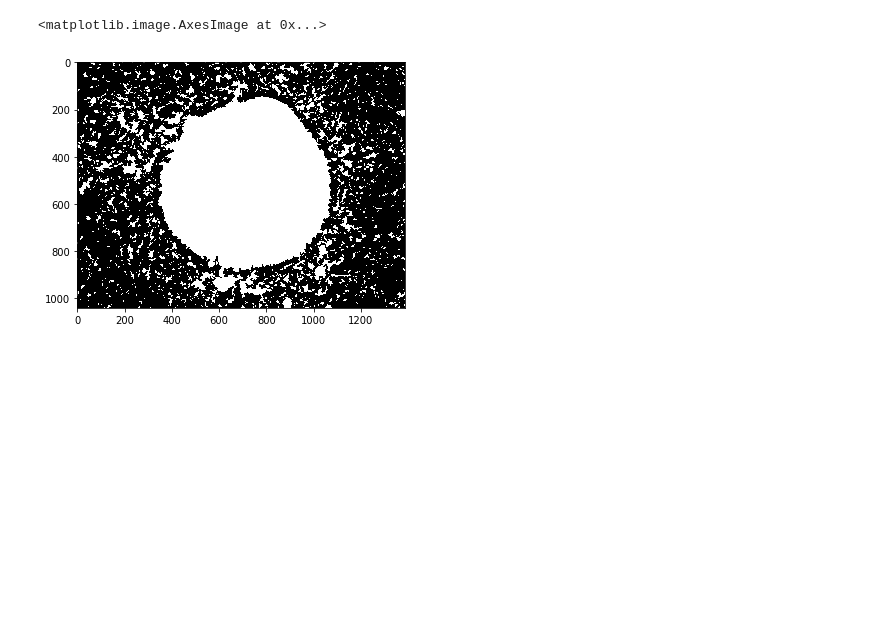
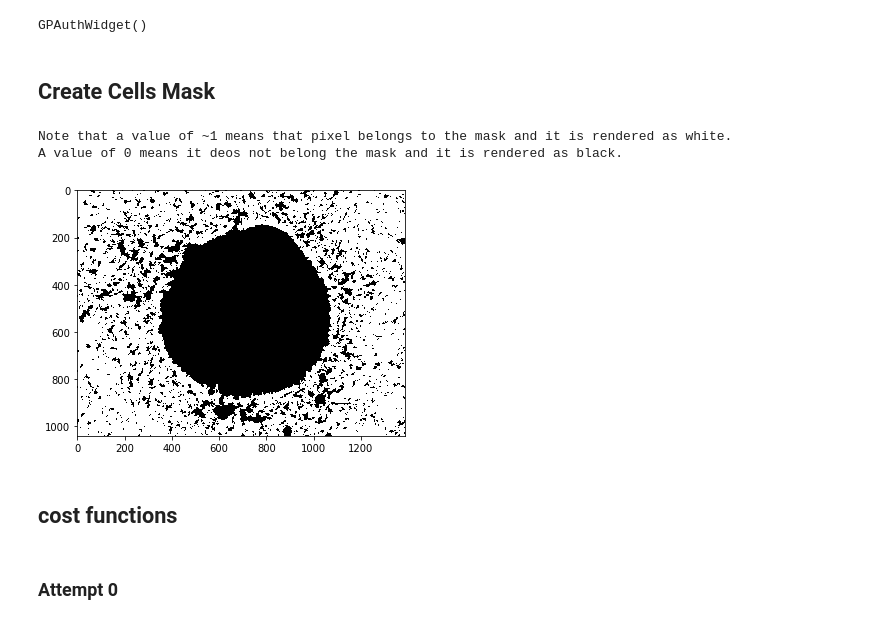
Before and after one commit to edjuaro/cell-migration-quantification, a Jupyter notebook: attempt3.ipynb, the cells around one changed output. Saved outputs shown, nothing was run; the diff lists cells and outputs as text; code cells hidden in the pictures; blank space fills up the shorter version.

```diff
--- a/attempt3.ipynb
+++ b/attempt3.ipynb
@@ -1,54 +1,74 @@
+# %%
+# Requires GenePattern Notebook: pip install genepattern-notebook
+import gp
+import genepattern
+
+# Username and password removed for security reasons.
+genepattern.display(genepattern.session.register("https://cloud.genepattern.org/gp", "", ""))
+# %% [output]
+GPAuthWidget()
+# %% [markdown]
+##  Create Cells Mask
 # %%
 # Mostly from here: https://www.learnopencv.com/filling-holes-in-an-image-using-opencv-python-c/
+%matplotlib inline
 import cv2
 import numpy as np
 from skimage import draw
 from skimage import io
 
+
 # Read image
 im_in = cv2.imread("analyses/MDA231_stopper_1_c3.tif", cv2.IMREAD_GRAYSCALE);
 
 # Threshold.
-# Set values equal to or above 220 to 0.
-# Set values below 220 to 255.
+# Set values equal to or above 20 to 0.
+# Set values below 20 to 255.
 
 th, im_th = cv2.threshold(im_in, 20, 255, cv2.THRESH_BINARY_INV);
 
 # Copy the thresholded image.
 im_floodfill = im_th.copy()
 
 # Mask used to flood filling.
 # Notice the size needs to be 2 pixels than the image.
 h, w = im_th.shape[:2]
 mask = np.zeros((h+2, w+2), np.uint8)
 
 # Floodfill from point (0, 0)
 cv2.floodFill(im_floodfill, mask, (0,0), 255);
 
 # Invert floodfilled image
 im_floodfill_inv = cv2.bitwise_not(im_floodfill)
 
 # Combine the two images to get the foreground.
 im_out = im_th | im_floodfill_inv
 io.imsave(fname='temp_output.png', arr=im_out)
 
 # im_out_inv = cv2.bitwise_not(im_out)
 
 
 # dilate the mask:
 k_size = 2
 k_half = k_size/2
 kernel = np.ones((k_size,k_size),np.uint8)
 coords = draw.circle(k_half, k_half, k_half, shape=im_th.shape)
 kernel[coords] = 1
 erosion = cv2.erode(im_out,kernel,iterations = 1)
 dilation = cv2.dilate(cv2.bitwise_not(erosion),kernel,iterations = 1)
-dilation = cv2.bitwise_not(dilation)
+# cells_mask = cv2.bitwise_not(dilation)
+cells_mask = dilation/255
 
-# io.imshow(dilation)
-io.imsave(fname='mask.png', arr=dilation)
+
+io.imshow(cells_mask)
+print("Note that a value of ~1 means that pixel belongs to the mask and it is rendered as white.")
+print("A value of 0 means it deos not belong the mask and it is rendered as black.")
+# io.imsave(fname='mask.png', arr=dilation)
+# %% [output]
+Note that a value of ~1 means that pixel belongs to the mask and it is rendered as white.
+A value of 0 means it deos not belong the mask and it is rendered as black.
+[figure, added]
-# %%
-io.imshow(dilation)
-# %% [output]
-<matplotlib.image.AxesImage at 0x...>
-[figure, removed]
+# %% [markdown]
+## cost functions
+# %% [markdown]
+### Attempt 0
```
Also changed, not shown: parts of 10 cells of this notebook, 1 other file.
